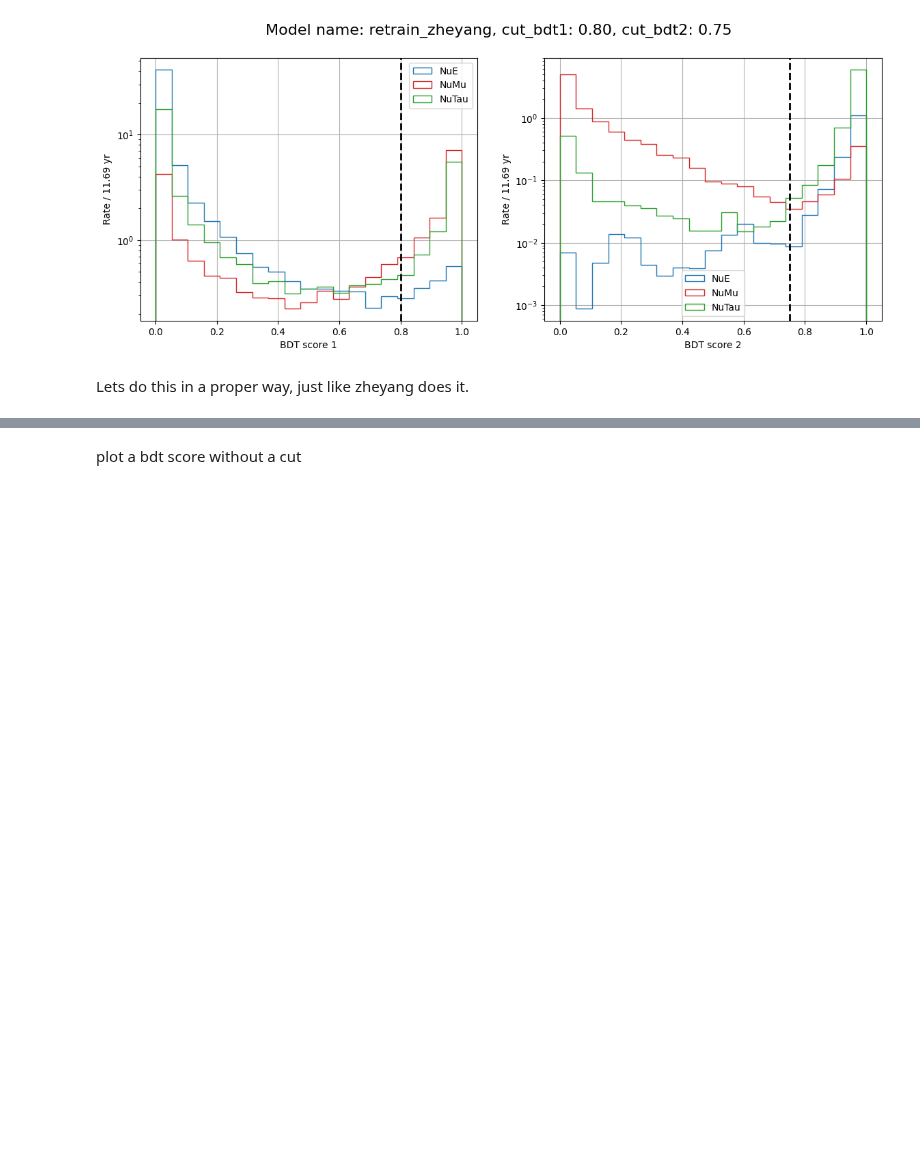
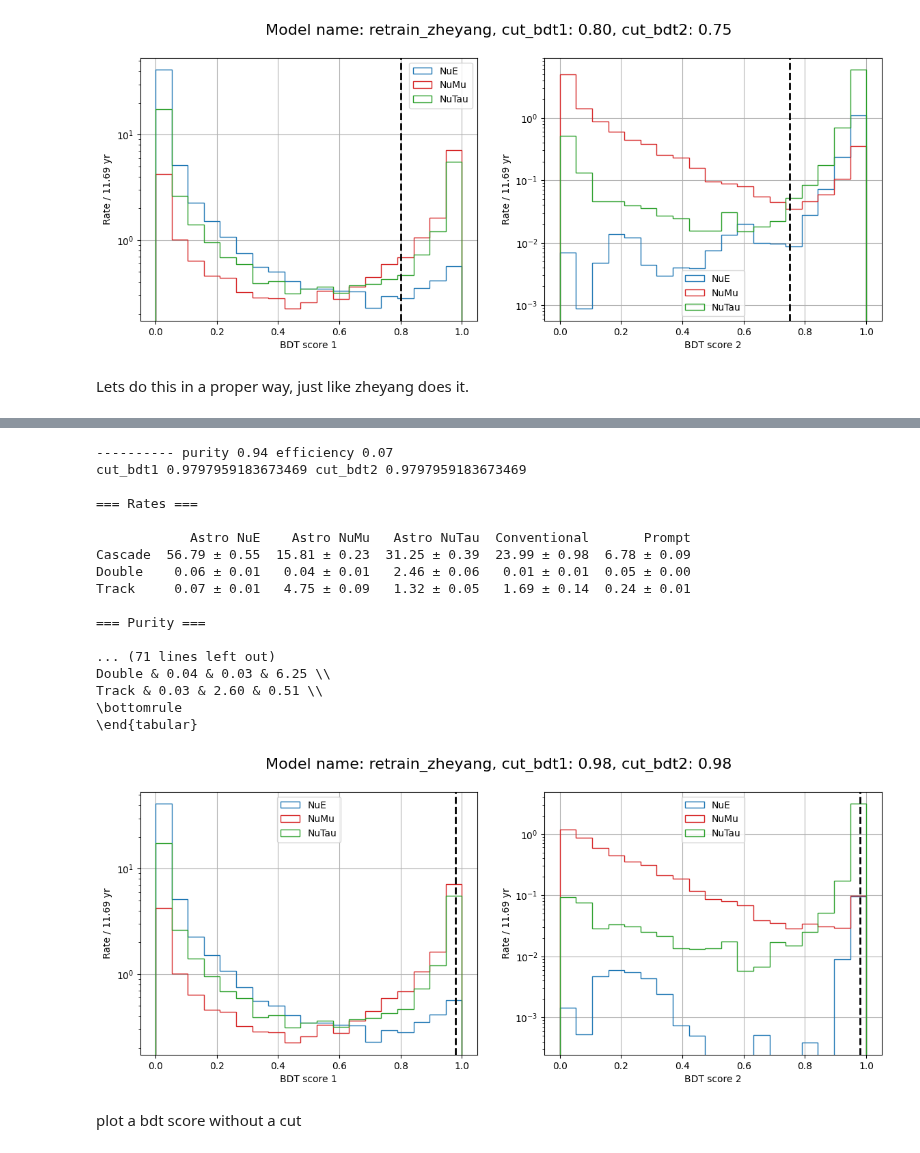
Before and after one commit to icecube/reco_processing, a Jupyter notebook: bdt/notebooks/test_model_zheyang/test_model_zheyang.ipynb, the cells around one changed output, grey strips where cells are left out. Saved outputs shown, nothing was run; the diff lists cells and outputs as text; code cells hidden in the pictures; blank space fills up the shorter version.

Commit message:
add significance for bdt

```diff
--- a/bdt/notebooks/test_model_zheyang/test_model_zheyang.ipynb
+++ b/bdt/notebooks/test_model_zheyang/test_model_zheyang.ipynb
@@ -602,16 +619,17 @@ for cut_bdt1 in tqdm(bdt_cuts, desc="BDT1 loop"):
 # for cut_bdt1 in bdt_cuts:
     for cut_bdt2 in bdt_cuts:
         classification = create_bdt_classification( cut_bdt1=cut_bdt1, cut_bdt2=cut_bdt2 )
-        df, purity_df, efficiency_df = analyze_classification_rates_with_cut(simulation_dataset=simulation_dataset,
-                                                                             classification=classification,
-                                                                             model_name=model_name,
-                                                                             energy_cut_threshold=energy_cut_threshold,
-                                                                             print_output=False)
+        df, purity_df, efficiency_df, significance_df = analyze_classification_rates_with_cut(simulation_dataset=simulation_dataset,
+                                                                                            classification=classification,
+                                                                                            model_name=model_name,
+                                                                                            energy_cut_threshold=energy_cut_threshold,
+                                                                                            print_output=False)
 
         # Extract purity for each case and append to results DataFrame
         for event_class, flavor in cases:
             purity     = purity_df.loc[event_class, flavor]
             efficiency = efficiency_df.loc[event_class, flavor]
+            significance = significance_df.loc[event_class, flavor]
             results_list.append({
                 "cut_bdt1": cut_bdt1,
                 "cut_bdt2": cut_bdt2,
@@ -619,6 +637,7 @@ for cut_bdt1 in tqdm(bdt_cuts, desc="BDT1 loop"):
                 "Flavor": flavor,
                 "Purity": float(purity),
                 "Efficiency": float(efficiency),
+                "Significance": float(significance),
             })
 
 results = pd.DataFrame(results_list)
@@ -667,6 +686,49 @@ Track & 0.00 & 0.23 & 0.01 \\
 [figure]
 [figure]
 [figure]
+# %%
+class_opt = "Double"
+flavor_opt = "NuTau"
+
+results_opt = results[ (results["Class"] == class_opt) & (results["Flavor"] == flavor_opt) ].sort_values(by="Significance", ascending=False).reset_index(drop=True).iloc[0:5]
+
+results_opt = results_opt.iloc[0]
+
+print(10*"-", "purity",results_opt["Purity"], "efficiency",results_opt["Efficiency"])
+print("cut_bdt1",results_opt["cut_bdt1"], "cut_bdt2",results_opt["cut_bdt2"])
+
+classification = create_bdt_classification( cut_bdt1=results_opt["cut_bdt1"],
+                                            cut_bdt2=results_opt["cut_bdt2"] )
+
+analyze_classification_rates_with_cut(simulation_dataset,
+                                        classification=classification,
+                                        model_name=model_name,
+                                        energy_cut_threshold=None)
+plot_bdt_score( simulation_dataset,
+                model_name=model_name,
+                cut_bdt1=results_opt["cut_bdt1"],
+                cut_bdt2=results_opt["cut_bdt2"],
+                energy_cut_threshold=energy_cut_threshold,
+                savename="optimised" )
+# %% [output]
+---------- purity 0.94 efficiency 0.07
+cut_bdt1 0.9797959183673469 cut_bdt2 0.9797959183673469
+
+=== Rates ===
+
+            Astro NuE    Astro NuMu   Astro NuTau  Conventional       Prompt
+Cascade  56.79 ± 0.55  15.81 ± 0.23  31.25 ± 0.39  23.99 ± 0.98  6.78 ± 0.09
+Double    0.06 ± 0.01   0.04 ± 0.01   2.46 ± 0.06   0.01 ± 0.01  0.05 ± 0.00
+Track     0.07 ± 0.01   4.75 ± 0.09   1.32 ± 0.05   1.69 ± 0.14  0.24 ± 0.01
+
+=== Purity ===
+
+... (71 lines left out)
+Double & 0.04 & 0.03 & 6.25 \\
+Track & 0.03 & 2.60 & 0.51 \\
+\bottomrule
+\end{tabular}
+[figure, added]
 # %% [markdown]
 plot a bdt score without a cut
 # %%
```
Also changed, not shown: parts of 6 cells of this notebook, 8 other files.
